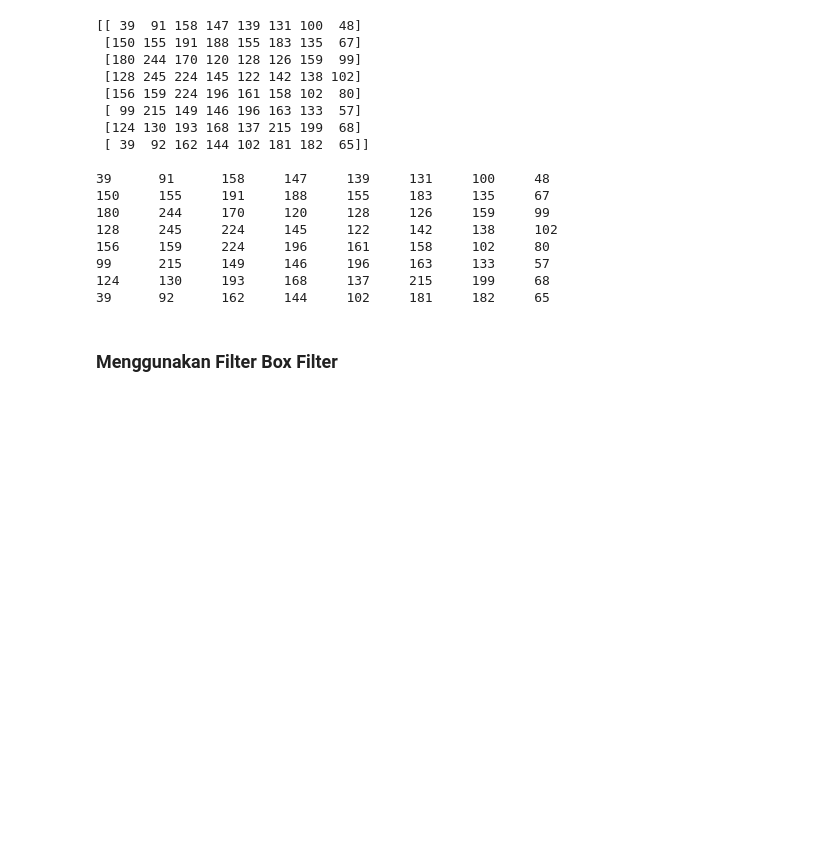
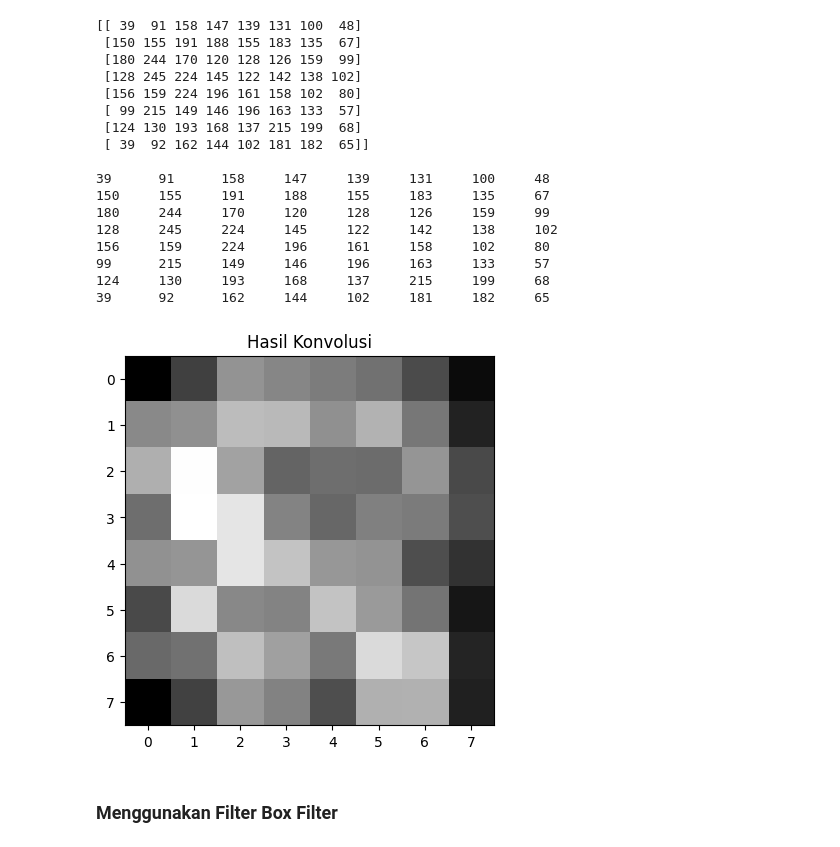
Before and after one commit to irizkyw/Citra-Digital, a Jupyter notebook: casebase_W6/casebase_w6.ipynb, the cells around one changed output. Saved outputs shown, nothing was run; the diff lists cells and outputs as text; code cells hidden in the pictures; blank space fills up the shorter version.

```diff
--- a/casebase_W6/casebase_w6.ipynb
+++ b/casebase_W6/casebase_w6.ipynb
@@ -107,6 +112,12 @@ print()
 99      215     149     146     196     163     133     57
 124     130     193     168     137     215     199     68
 39      92      162     144     102     181     182     65
+# %%
+plt.imshow(hasil_konvolusi, cmap='gray')
+plt.title('Hasil Konvolusi')
+plt.show()
+# %% [output]
+[figure, added]
 # %% [markdown]
 ### Menggunakan Filter Box Filter
 # %%
```
Also changed, not shown: parts of 10 cells of this notebook, 2 other files.
